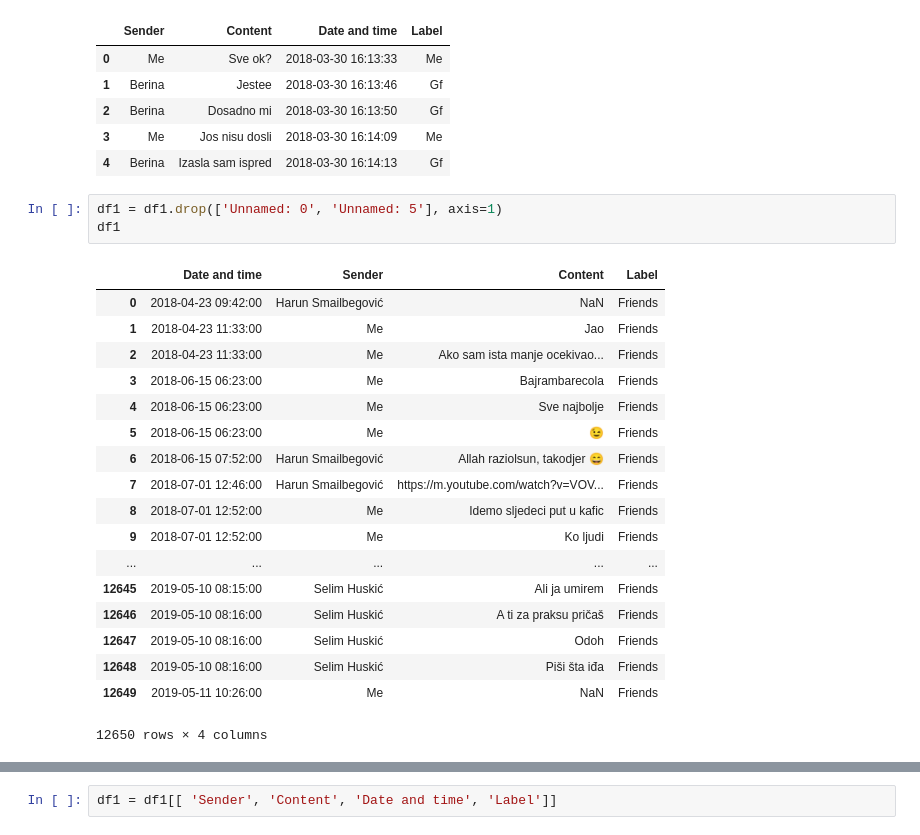
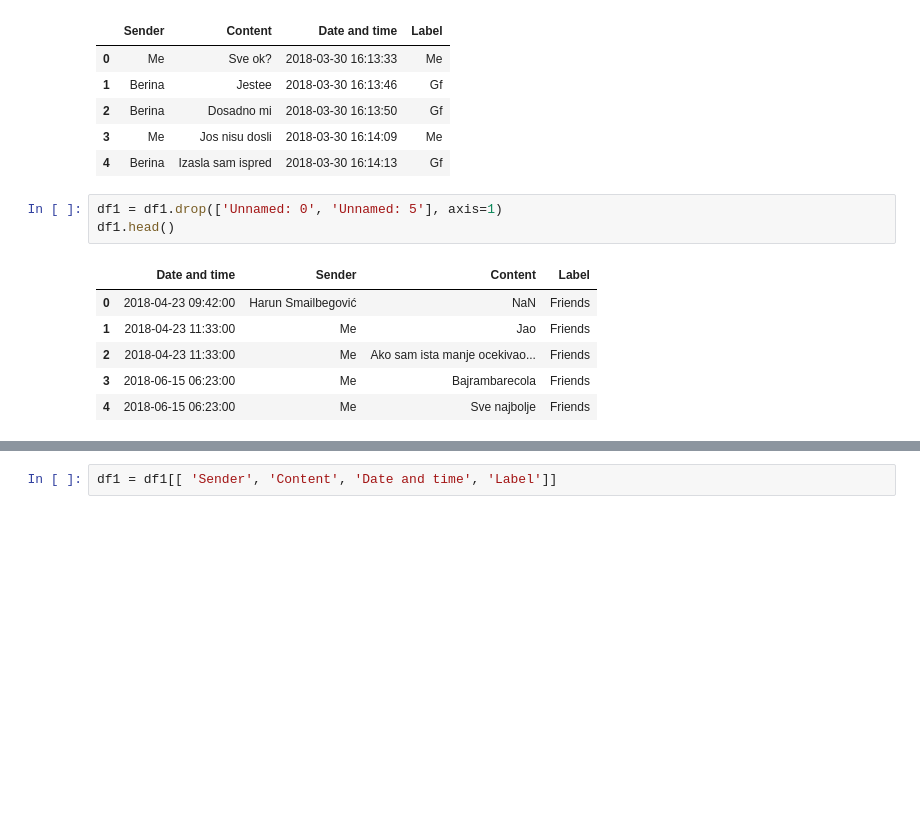
Before and after one commit to erol713/data-for-messages, a Jupyter notebook: allMessages.ipynb, the cells around one changed output, grey strips where cells are left out. Drawn from its saved outputs; the diff is of its cells as text; blank space fills up the shorter version.

```diff
--- a/allMessages.ipynb
+++ b/allMessages.ipynb
@@ -38,26 +26,14 @@ df2.head()
 | 4 | Berina | Izasla sam ispred | 2018-03-30 16:14:13 | Gf |
 # %%
 df1 = df1.drop(['Unnamed: 0', 'Unnamed: 5'], axis=1)
-df1
+df1.head()
 # %% [output]
 |  | Date and time | Sender | Content | Label |
 | 0 | 2018-04-23 09:42:00 | Harun Smailbegović | NaN | Friends |
 | 1 | 2018-04-23 11:33:00 | Me | Jao | Friends |
 | 2 | 2018-04-23 11:33:00 | Me | Ako sam ista manje ocekivao... | Friends |
 | 3 | 2018-06-15 06:23:00 | Me | Bajrambarecola | Friends |
 | 4 | 2018-06-15 06:23:00 | Me | Sve najbolje | Friends |
-| 5 | 2018-06-15 06:23:00 | Me | 😉 | Friends |
-| 6 | 2018-06-15 07:52:00 | Harun Smailbegović | Allah raziolsun, takodjer 😄 | Friends |
-| 7 | 2018-07-01 12:46:00 | Harun Smailbegović | https://m.youtube.com/watch?v=VOV... | Friends |
-| 8 | 2018-07-01 12:52:00 | Me | Idemo sljedeci put u kafic | Friends |
-| 9 | 2018-07-01 12:52:00 | Me | Ko ljudi | Friends |
-| ... | ... | ... | ... | ... |
-| 12645 | 2019-05-10 08:15:00 | Selim Huskić | Ali ja umirem | Friends |
-| 12646 | 2019-05-10 08:16:00 | Selim Huskić | A ti za praksu pričaš | Friends |
-| 12647 | 2019-05-10 08:16:00 | Selim Huskić | Odoh | Friends |
-| 12648 | 2019-05-10 08:16:00 | Selim Huskić | Piši šta iđa | Friends |
-| 12649 | 2019-05-11 10:26:00 | Me | NaN | Friends |
-12650 rows × 4 columns
 # %%
 df1 = df1.dropna()
 
```
Also changed, not shown: parts of 4 cells of this notebook, 3 other files.
